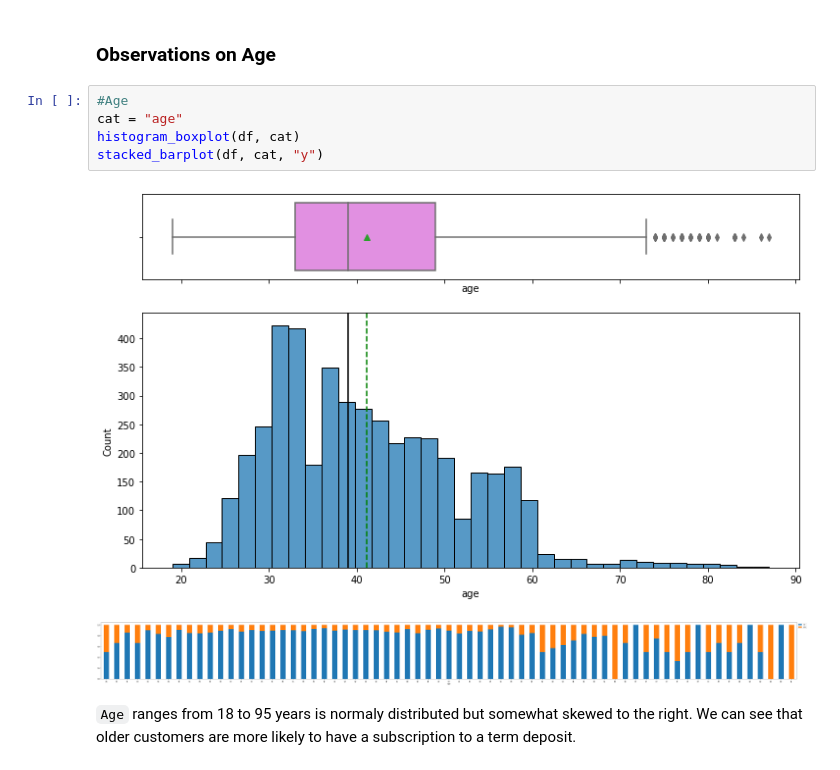
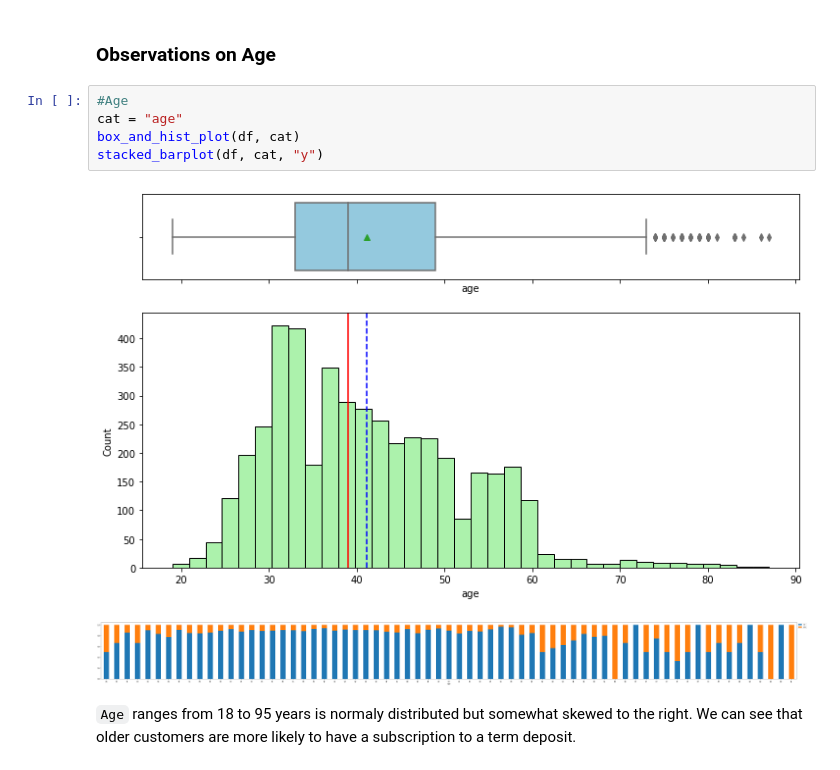
Before and after one commit to darkepacific/AAI-501-FinalTeamProject, a Jupyter notebook: AAI-501-FinalTeamProject.ipynb, the cells around one changed output. Saved outputs shown, nothing was run; the diff lists cells and outputs as text.

```diff
--- a/AAI-501-FinalTeamProject.ipynb
+++ b/AAI-501-FinalTeamProject.ipynb
@@ -221,10 +221,10 @@ annotated_barchart(df,"y",True)
 # %%
 #Age
 cat = "age"
-histogram_boxplot(df, cat)
+box_and_hist_plot(df, cat)
 stacked_barplot(df, cat, "y")
 # %% [output]
-[figure, old version]
+[figure, new version]
 [figure]
 # %% [markdown]
 `Age` ranges from 18 to 95 years is normaly distributed but somewhat skewed to the right. We can see that older customers are more likely to have a subscription to a term deposit.
```
Also changed, not shown: parts of 5 cells of this notebook.
